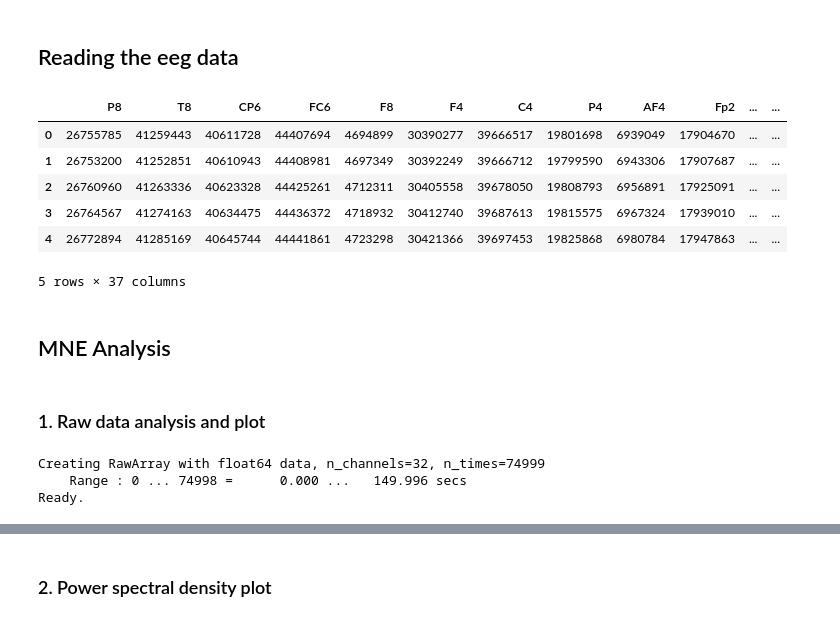
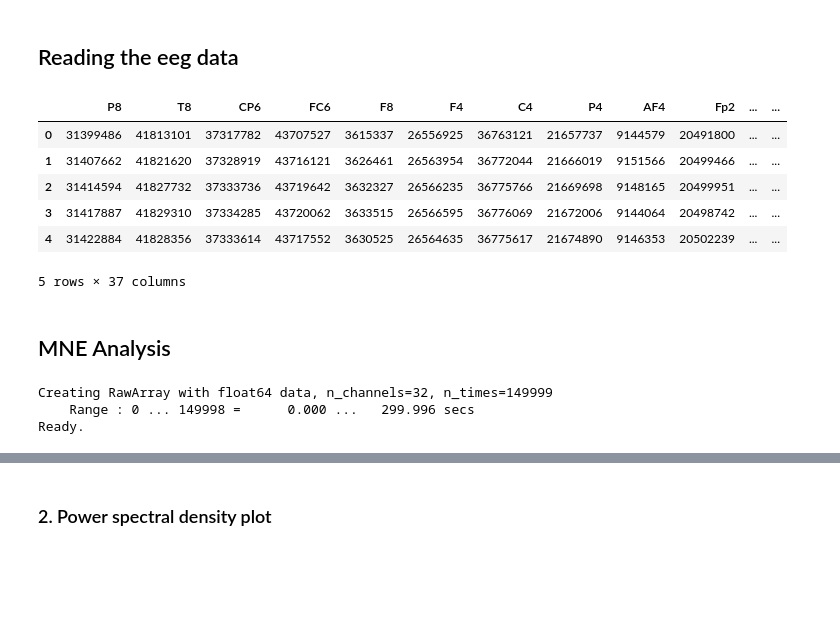
Before and after one commit to vishwanisingh/Depression-tDCS-Analysis, a Jupyter notebook: mne.ipynb, the cells around one changed output, grey strips where cells are left out. Cells and saved outputs as stored; diff of their text form; code cells hidden in the pictures; blank space fills up the shorter version.

```diff
--- a/mne.ipynb
+++ b/mne.ipynb
@@ -9,8 +14,7 @@ import matplotlib
 # %% [markdown]
 ## Reading the eeg data
 # %%
-
-str='Channel 1:P8\
+channel_str='Channel 1:P8\
 	Channel 2:T8\
 	Channel 3:CP6\
 	Channel 4:FC6\
@@ -43,55 +47,49 @@ str='Channel 1:P8\
 	Channel 31:T7\
 	Channel 32:P7'
 
-string_channels=str.split(':')[1:-1]
-channel_names=[]
-
-for i in string_channels:
-    channel_names.append(i.split('\t')[0])
-
-
-channel_names.append('P7')
+string_channels = channel_str.replace('\t', ':').split(':')
+channel_names = [string_channels[i] for i in range(len(string_channels)) if i % 2 != 0]
 channel_names.append('ax')
 channel_names.append('ay')
 channel_names.append('az')
-channel_names.append('marker')
+channel_names.append('trigger')
 channel_names.append('timestamp(ms)')
-# %%
-import pandas as pd
-
-# Specify the path to the text file
-file_path = "/Users/yashsurange/Documents/GitHub/Depression-IITD/20230718201310_Preeti singh_22.08.23-01_Eye Open.easy"
-
-# Read the text file with tab separators and convert it to a DataFrame
-df = pd.read_csv(file_path, sep='\t')
-df.columns=channel_names
-
-# Now, 'df' contains your data as a Pandas DataFrame
-df.head()
-# %% [output]
-|  | P8 | T8 | CP6 | FC6 | F8 | F4 | C4 | P4 | AF4 | Fp2 | ... | ... |
-| 0 | 26755785 | 41259443 | 40611728 | 44407694 | 4694899 | 30390277 | 39666517 | 19801698 | 6939049 | 17904670 | ... | ... |
-| 1 | 26753200 | 41252851 | 40610943 | 44408981 | 4697349 | 30392249 | 39666712 | 19799590 | 6943306 | 17907687 | ... | ... |
-| 2 | 26760960 | 41263336 | 40623328 | 44425261 | 4712311 | 30405558 | 39678050 | 19808793 | 6956891 | 17925091 | ... | ... |
-| 3 | 26764567 | 41274163 | 40634475 | 44436372 | 4718932 | 30412740 | 39687613 | 19815575 | 6967324 | 17939010 | ... | ... |
-| 4 | 26772894 | 41285169 | 40645744 | 44441861 | 4723298 | 30421366 | 39697453 | 19825868 | 6980784 | 17947863 | ... | ... |
-5 rows × 37 columns
+# %%
+import pandas as pd
+
+folder_path = 'E:/IITD/Depression-IITD/Depression-Sample-dataset-AIIMS/'
+sham_or_active = 'Active/' # Active
+patient = 'Preeti singh/'
+pre_post_intervention = 'pre/'
+directory = folder_path + sham_or_active + patient + pre_post_intervention
+file_path = directory + '20230718202514_Preeti singh_22.08.23-01_GNG.easy'
+
+df = pd.read_csv(file_path, sep='\t')
+df.columns=channel_names
+df.head()
+# %% [output]
+|  | P8 | T8 | CP6 | FC6 | F8 | F4 | C4 | P4 | AF4 | Fp2 | ... | ... |
+| 0 | 31399486 | 41813101 | 37317782 | 43707527 | 3615337 | 26556925 | 36763121 | 21657737 | 9144579 | 20491800 | ... | ... |
+| 1 | 31407662 | 41821620 | 37328919 | 43716121 | 3626461 | 26563954 | 36772044 | 21666019 | 9151566 | 20499466 | ... | ... |
+| 2 | 31414594 | 41827732 | 37333736 | 43719642 | 3632327 | 26566235 | 36775766 | 21669698 | 9148165 | 20499951 | ... | ... |
+| 3 | 31417887 | 41829310 | 37334285 | 43720062 | 3633515 | 26566595 | 36776069 | 21672006 | 9144064 | 20498742 | ... | ... |
+| 4 | 31422884 | 41828356 | 37333614 | 43717552 | 3630525 | 26564635 | 36775617 | 21674890 | 9146353 | 20502239 | ... | ... |
+5 rows × 37 columns
 # %% [markdown]
 ## MNE Analysis
-# %% [markdown]
-### 1. Raw data analysis and plot
 # %%
-# chaning rows to columns and columns to rows
 transposed_data=df.T
 
 # Create a MNE-Python info object and specifying sampling rate of data
-info = mne.create_info(ch_names=df.columns.tolist()[:-5],sfreq=500)
+ch_names = df.columns.tolist()[:-5]
+ch_types = ['eeg' for i in range(32)]
+info = mne.create_info(ch_names=ch_names,ch_types=ch_types, sfreq=500)
 
 # Create a Raw object from the DataFrame
 raw = mne.io.RawArray(transposed_data.values[:-5,:], info)
 # %% [output]
-Creating RawArray with float64 data, n_channels=32, n_times=74999
-    Range : 0 ... 74998 =      0.000 ...   149.996 secs
+Creating RawArray with float64 data, n_channels=32, n_times=149999
+    Range : 0 ... 149998 =      0.000 ...   299.996 secs
 Ready.
 # %%
 # Printing information about the number of channels and the shape of the data
```
Also changed, not shown: parts of 24 cells of this notebook.
